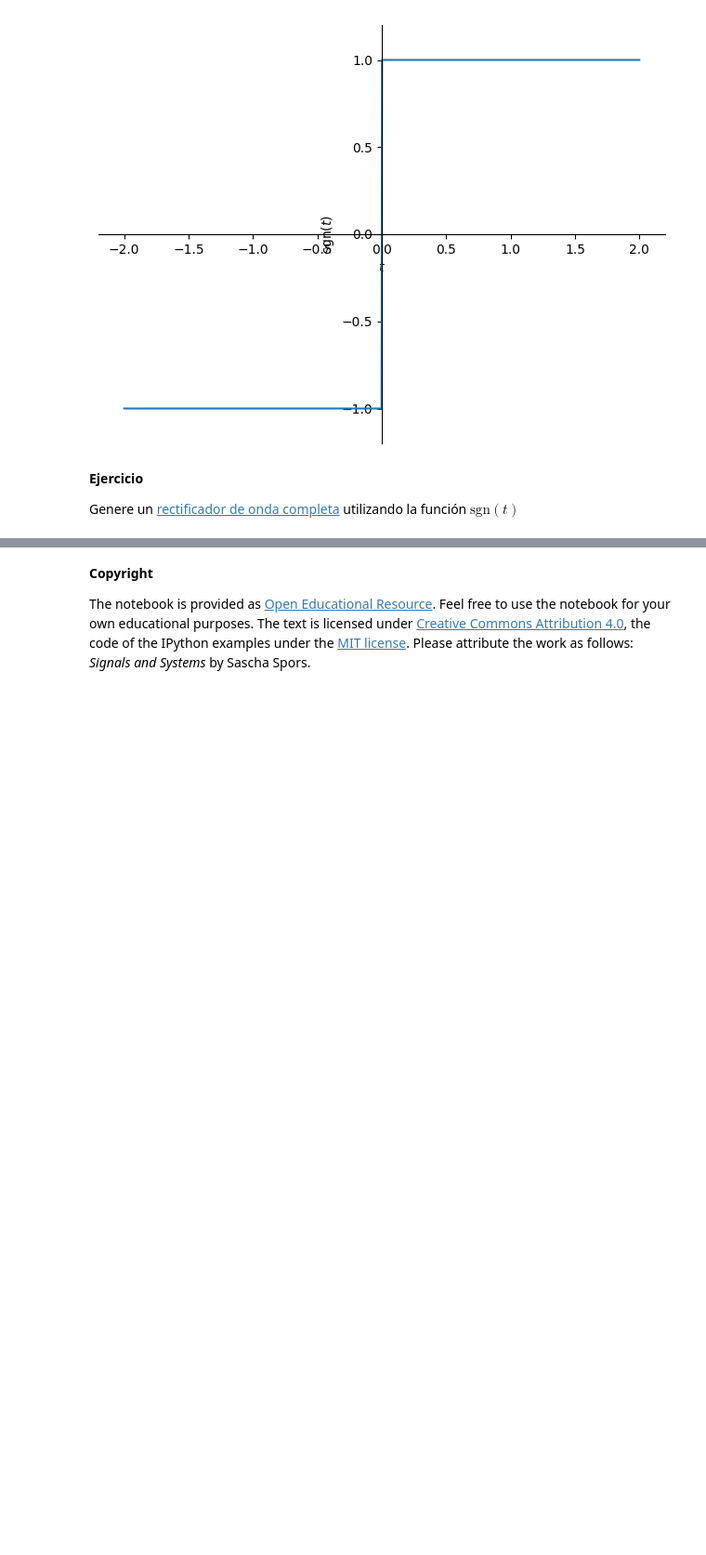
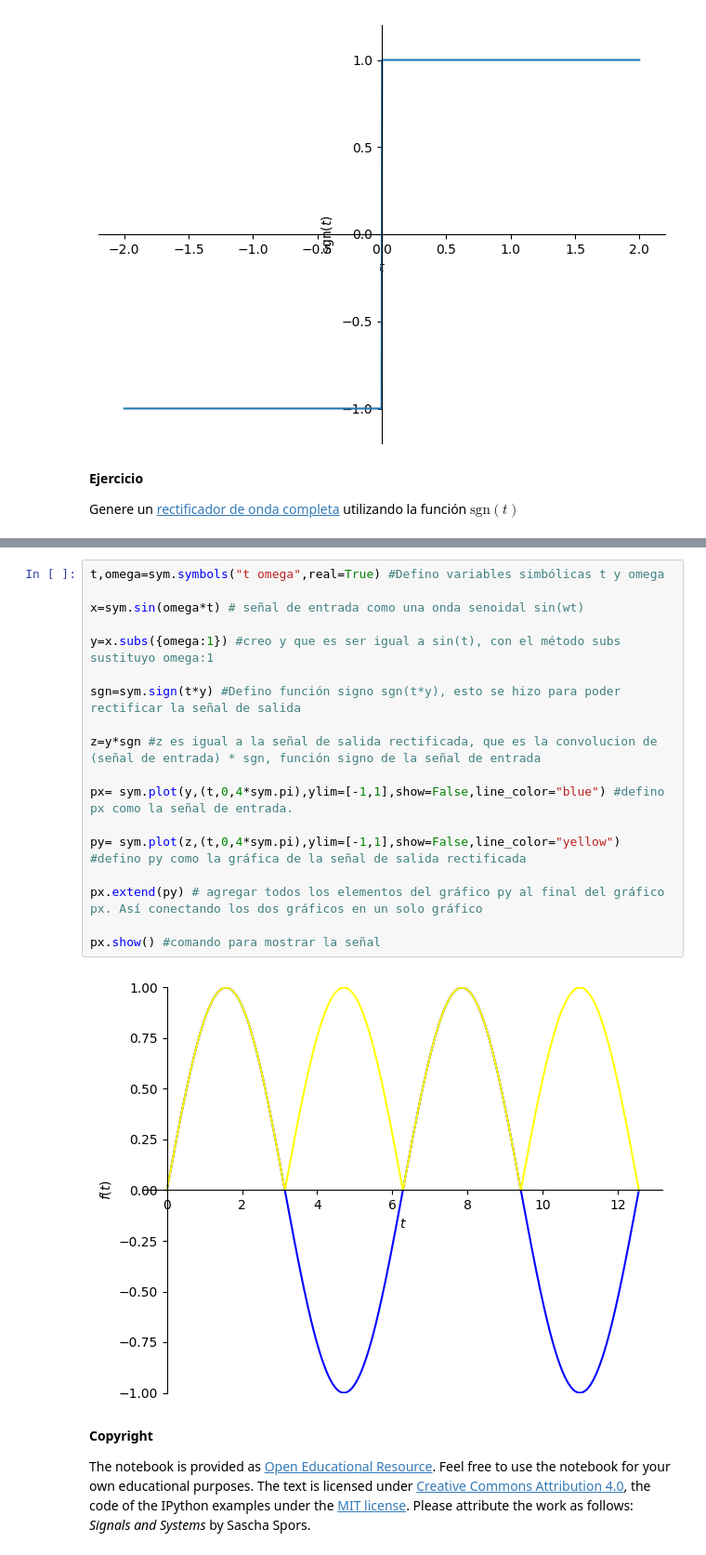
Before and after one commit to descruceria777/Se-alesySistemas, a Jupyter notebook: cuaderno2syss_estandar.ipynb, the cells around one changed output, grey strips where cells are left out. Shown: that part at 93% size. Saved outputs shown, nothing was run; the diff lists cells and outputs as text; blank space fills up the shorter version.

```diff
--- a/cuaderno2syss_estandar.ipynb
+++ b/cuaderno2syss_estandar.ipynb
@@ -353,3 +349,23 @@ SyntaxError: invalid character '•' (U+2022) (<ipython-input-52-300df459b59e>,
+# %%
+t,omega=sym.symbols("t omega",real=True) #Defino variables simbólicas t y omega
+
+x=sym.sin(omega*t) # señal de entrada como una onda senoidal sin(wt)
+
+y=x.subs({omega:1}) #creo y que es ser igual a sin(t), con el método subs sustituyo omega:1
+
+sgn=sym.sign(t*y) #Defino función signo sgn(t*y), esto se hizo para poder rectificar la señal de salida
+
+z=y*sgn #z es igual a la señal de salida rectificada, que es la convolucion de  (señal de entrada) * sgn, función signo de la señal de entrada
+
+px= sym.plot(y,(t,0,4*sym.pi),ylim=[-1,1],show=False,line_color="blue") #defino px como la señal de entrada.
+
+py= sym.plot(z,(t,0,4*sym.pi),ylim=[-1,1],show=False,line_color="yellow") #defino py como la gráfica de la señal de salida rectificada
+
+px.extend(py) # agregar todos los elementos del gráfico py al final del gráfico px. Así conectando los dos gráficos en un solo gráfico
+
+px.show() #comando para mostrar la señal
+# %% [output]
+[figure, added]
 # %% [markdown]
 **Copyright**
 
```
Also changed, not shown: parts of 3 cells of this notebook.
